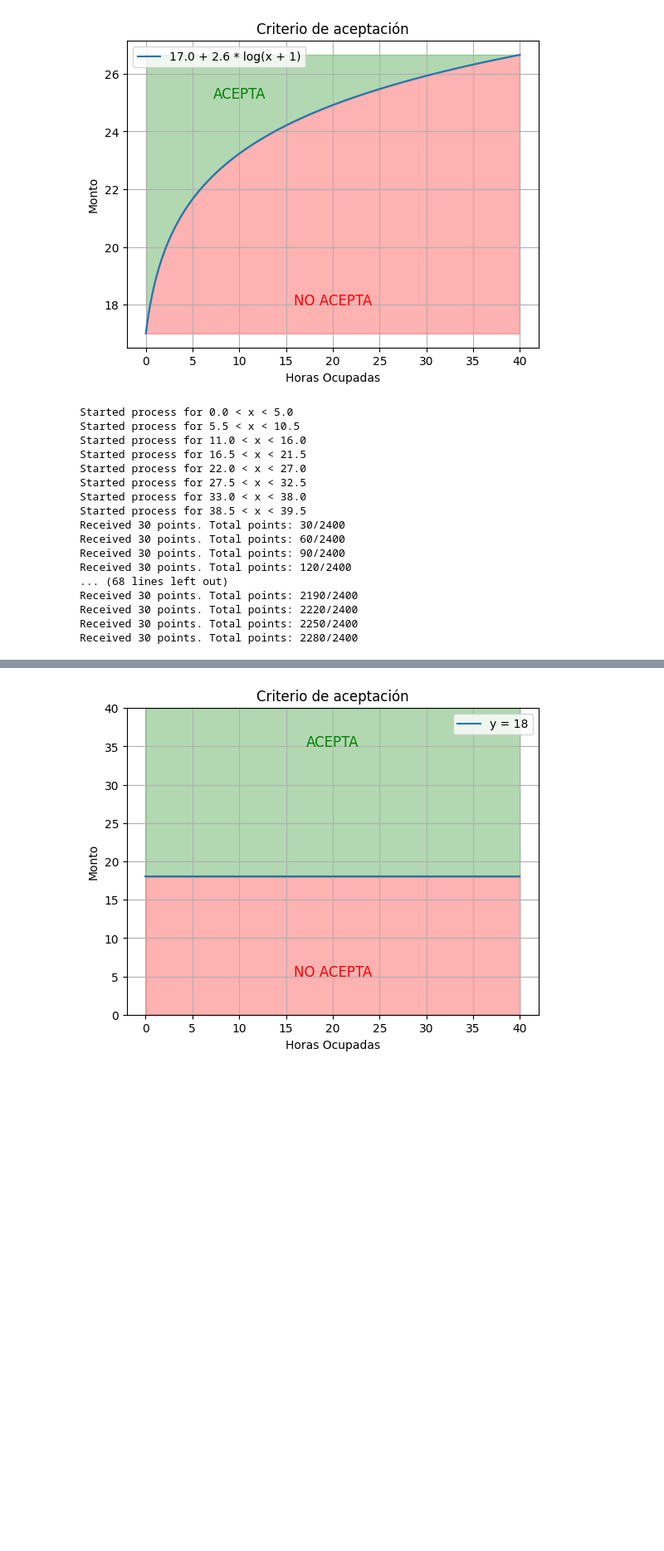
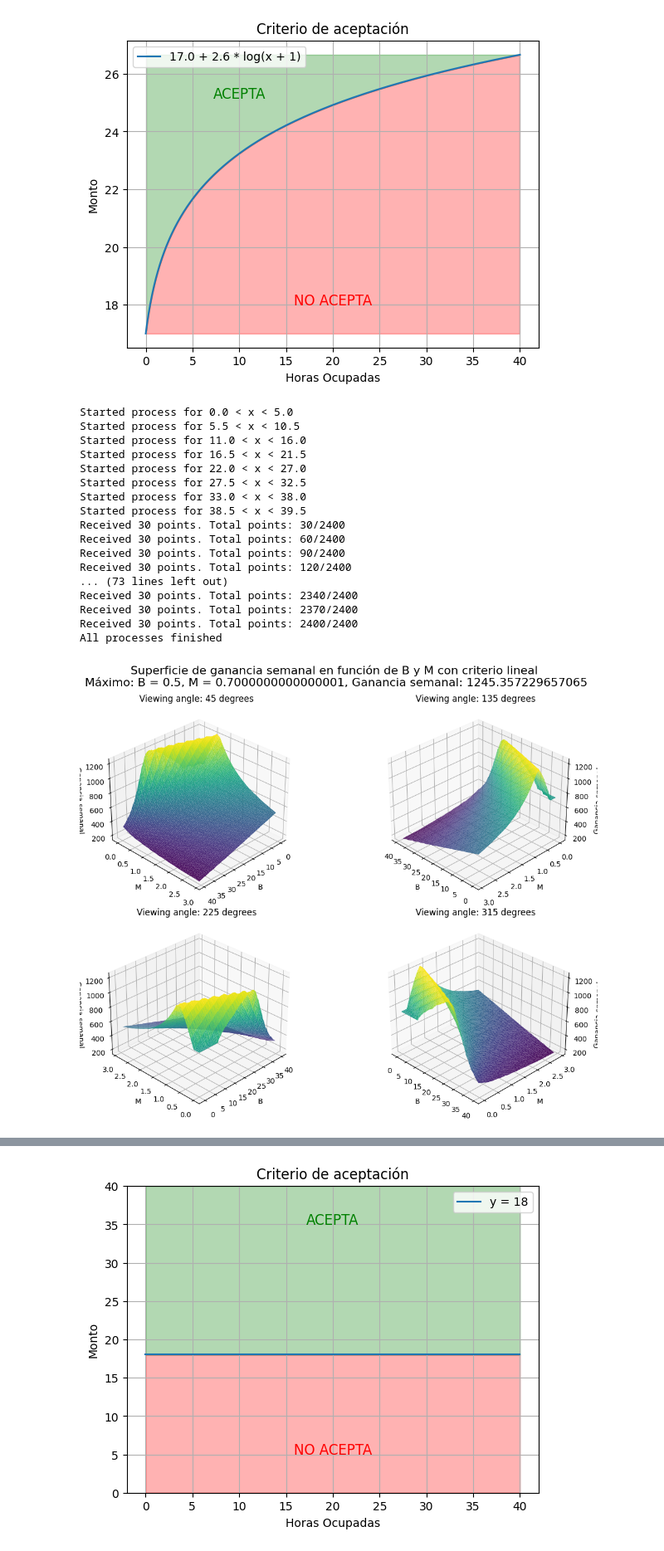
Before and after one commit to manutorrente/TP6-Simu, a Jupyter notebook: test_plot.ipynb, the cells around one changed output, grey strips where cells are left out. Shown at 83% size. Drawn from its saved outputs; the diff is of its cells as text; code cells hidden in the pictures; blank space fills up the shorter version.

```diff
--- a/test_plot.ipynb
+++ b/test_plot.ipynb
@@ -37,25 +37,26 @@ All processes finished
 [figure]
 # %%
 generadorSecuencias = variablesFijas.GeneradorDeSecuencias(n_repeticiones=3)
-test_log = superficie_plot.SuperficiePlot(generadorSecuencias=generadorSecuencias, crit="lineal")
-test_log.calcular_modelo(0,40,0,3,0.5,0.1)
-test_log.plot()
-test_log.plot_max()
+test_lineal = superficie_plot.SuperficiePlot(generadorSecuencias=generadorSecuencias, crit="lineal")
+test_lineal.calcular_modelo(0,40,0,3,0.5,0.1)
+test_lineal.plot()
+test_lineal.plot_max()
 # %% [output]
 Started process for 0.0 < x < 5.0
 Started process for 5.5 < x < 10.5
 Started process for 11.0 < x < 16.0
 Started process for 16.5 < x < 21.5
 Started process for 22.0 < x < 27.0
 Started process for 27.5 < x < 32.5
 Started process for 33.0 < x < 38.0
 Started process for 38.5 < x < 39.5
 Received 30 points. Total points: 30/2400
 Received 30 points. Total points: 60/2400
 Received 30 points. Total points: 90/2400
 Received 30 points. Total points: 120/2400
-... (68 lines left out)
-Received 30 points. Total points: 2190/2400
-Received 30 points. Total points: 2220/2400
-Received 30 points. Total points: 2250/2400
-Received 30 points. Total points: 2280/2400
+... (73 lines left out)
+Received 30 points. Total points: 2340/2400
+Received 30 points. Total points: 2370/2400
+Received 30 points. Total points: 2400/2400
+All processes finished
+[figure, added]
```
Also changed, not shown: parts of 2 cells of this notebook, 1 other file.
